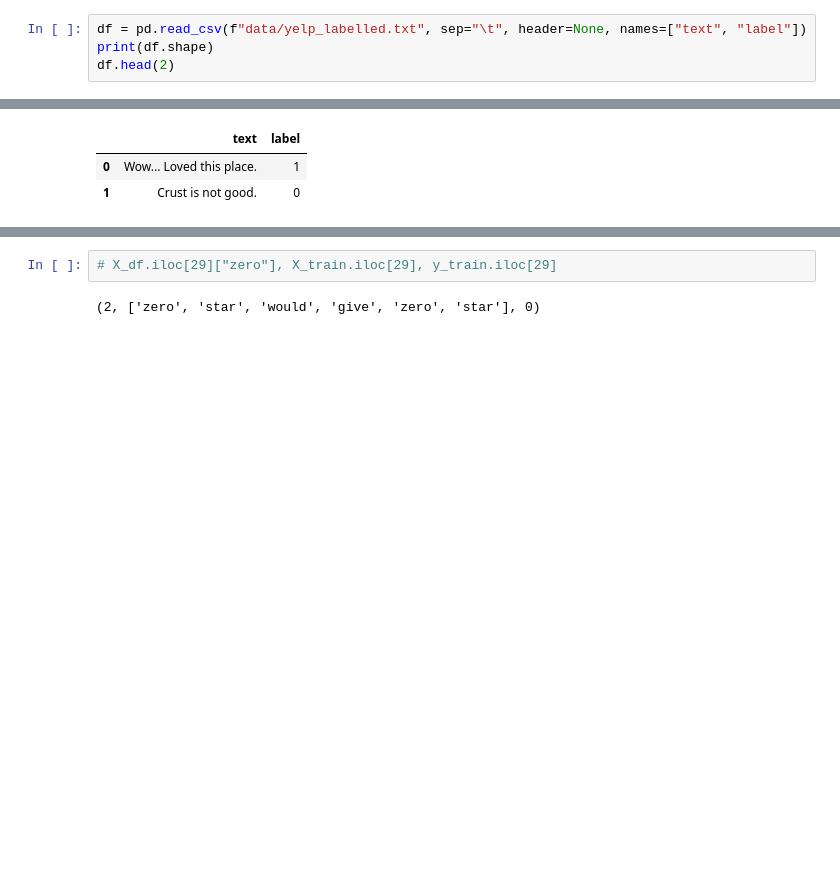
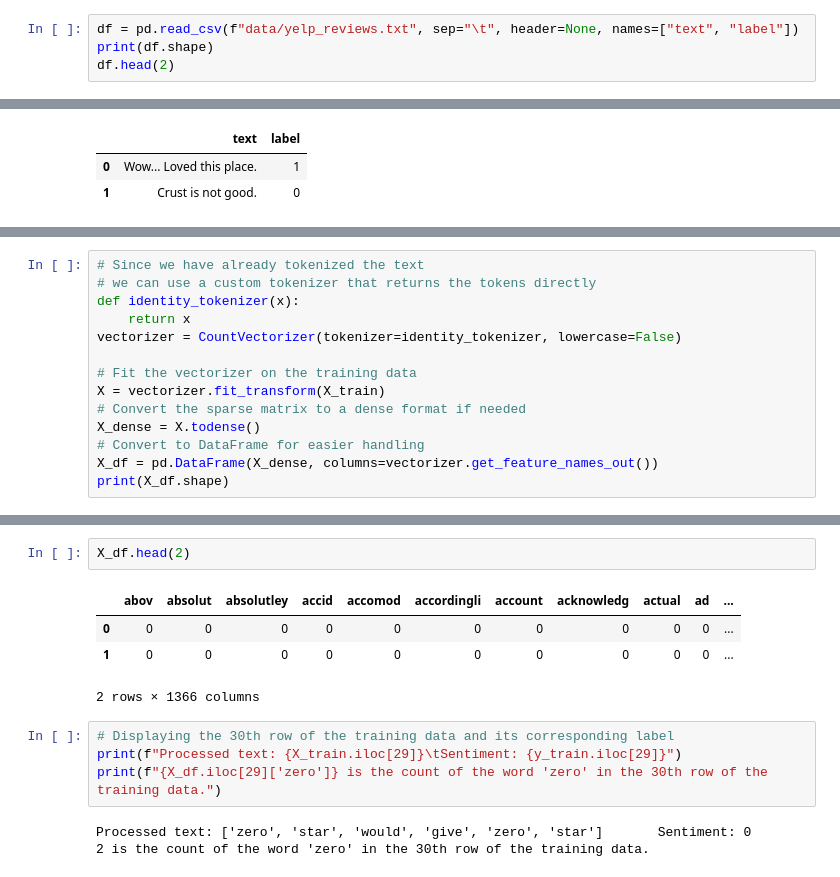
Before and after one commit to ashishu007/nlp-intro, a Jupyter notebook: sklearn.ipynb, the cells around one changed output, grey strips where cells are left out. Drawn from its saved outputs; the diff is of its cells as text; blank space fills up the shorter version.

```diff
--- a/sklearn.ipynb
+++ b/sklearn.ipynb
@@ -6,5 +32,5 @@ import pandas as pd
 # %%
-df = pd.read_csv(f"data/yelp_labelled.txt", sep="\t", header=None, names=["text", "label"])
+df = pd.read_csv(f"data/yelp_reviews.txt", sep="\t", header=None, names=["text", "label"])
 print(df.shape)
 df.head(2)
 # %% [output]
@@ -77,0 +150,14 @@ print(X_df.shape)
+# %%
+# Since we have already tokenized the text
+# we can use a custom tokenizer that returns the tokens directly
+def identity_tokenizer(x):
+    return x
+vectorizer = CountVectorizer(tokenizer=identity_tokenizer, lowercase=False)
+
+# Fit the vectorizer on the training data
+X = vectorizer.fit_transform(X_train)
+# Convert the sparse matrix to a dense format if needed
+X_dense = X.todense()
+# Convert to DataFrame for easier handling
+X_df = pd.DataFrame(X_dense, columns=vectorizer.get_feature_names_out())
+print(X_df.shape)
@@ -78,4 +170,14 @@ print(X_df.shape)
+# %%
+X_df.head(2)
+# %% [output]
+|  | abov | absolut | absolutley | accid | accomod | accordingli | account | acknowledg | actual | ad | ... |
+| 0 | 0 | 0 | 0 | 0 | 0 | 0 | 0 | 0 | 0 | 0 | ... |
+| 1 | 0 | 0 | 0 | 0 | 0 | 0 | 0 | 0 | 0 | 0 | ... |
+2 rows × 1366 columns
 # %%
-# X_df.iloc[29]["zero"], X_train.iloc[29], y_train.iloc[29]
+# Displaying the 30th row of the training data and its corresponding label
+print(f"Processed text: {X_train.iloc[29]}\tSentiment: {y_train.iloc[29]}")
+print(f"{X_df.iloc[29]['zero']} is the count of the word 'zero' in the 30th row of the training data.")
 # %% [output]
-(2, ['zero', 'star', 'would', 'give', 'zero', 'star'], 0)
+Processed text: ['zero', 'star', 'would', 'give', 'zero', 'star']       Sentiment: 0
+2 is the count of the word 'zero' in the 30th row of the training data.
```
Also changed, not shown: parts of 36 cells of this notebook.
